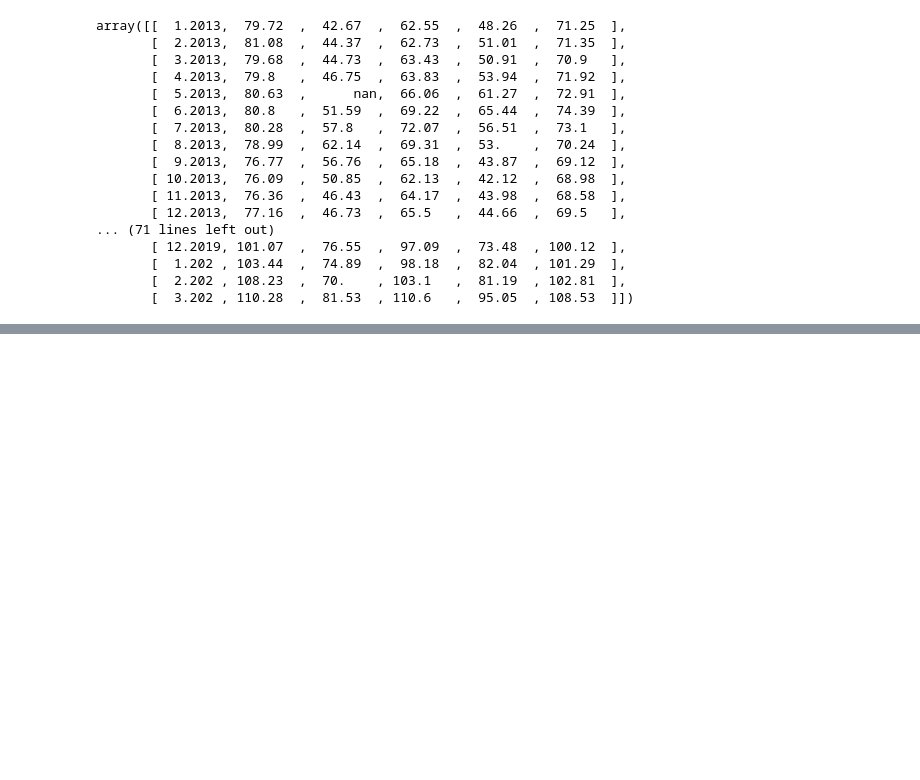
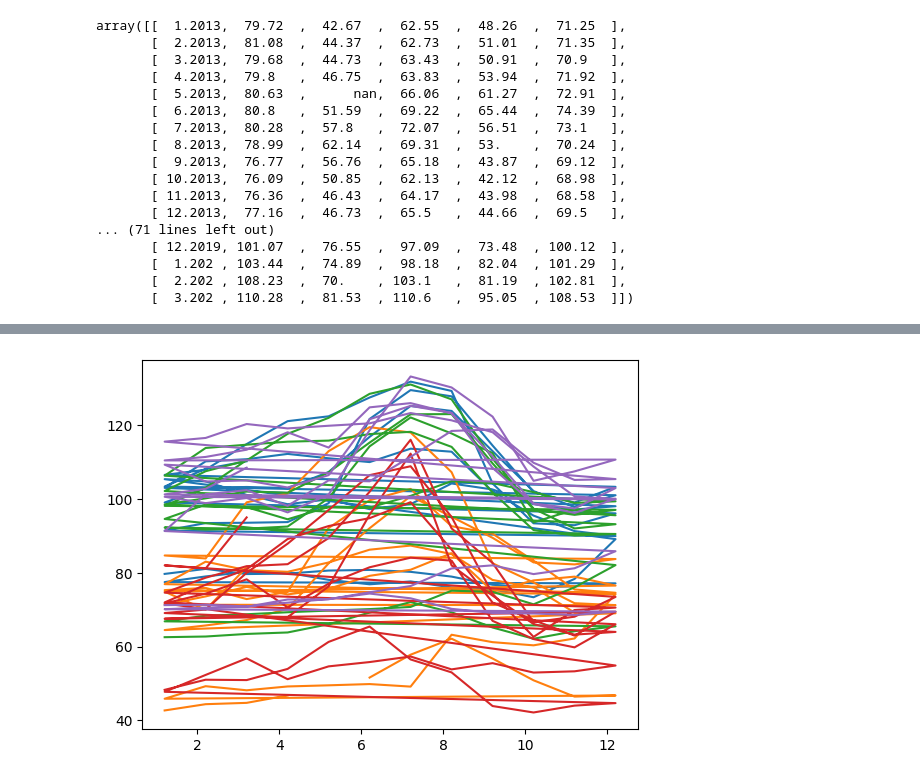
Before and after one commit to Harold-dev-code/numpy_alura, a Jupyter notebook: Numpy.ipynb, the cells around one changed output, grey strips where cells are left out. Saved outputs shown, nothing was run; the diff lists cells and outputs as text; code cells hidden in the pictures; blank space fills up the shorter version.

```diff
--- a/Numpy.ipynb
+++ b/Numpy.ipynb
@@ -141,0 +144,3 @@ datos_organizados=datos.T
+# %%
+fechas= datos_organizados[:,0] # selecciona la primera columna (fechas)
+fechas
@@ -141,0 +161,3 @@ datos_organizados=datos.T
+# %%
+precios=datos_organizados[:,1:] # selecciona todas las columnas excepto la primera (precios por ciudad)
+precios
@@ -141,0 +182,7 @@ datos_organizados=datos.T
+# %%
+# Gráfica los precios de todas las ciudades a lo largo del tiempo
+import matplotlib.pyplot as plt
+plt.plot(fechas,precios)
+plt.show()
+# %% [output]
+[figure, added]
```
Also changed, not shown: parts of 14 cells of this notebook.
